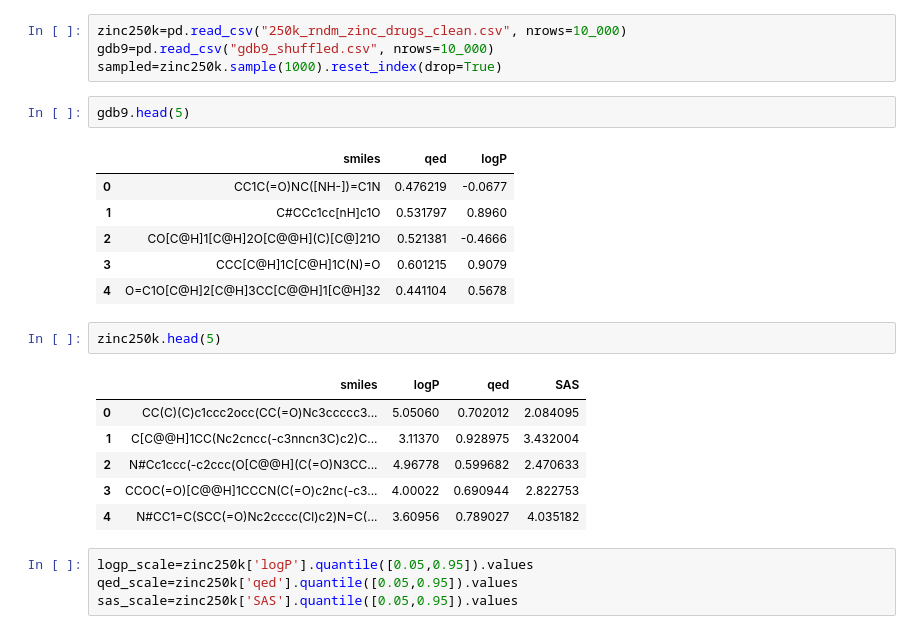
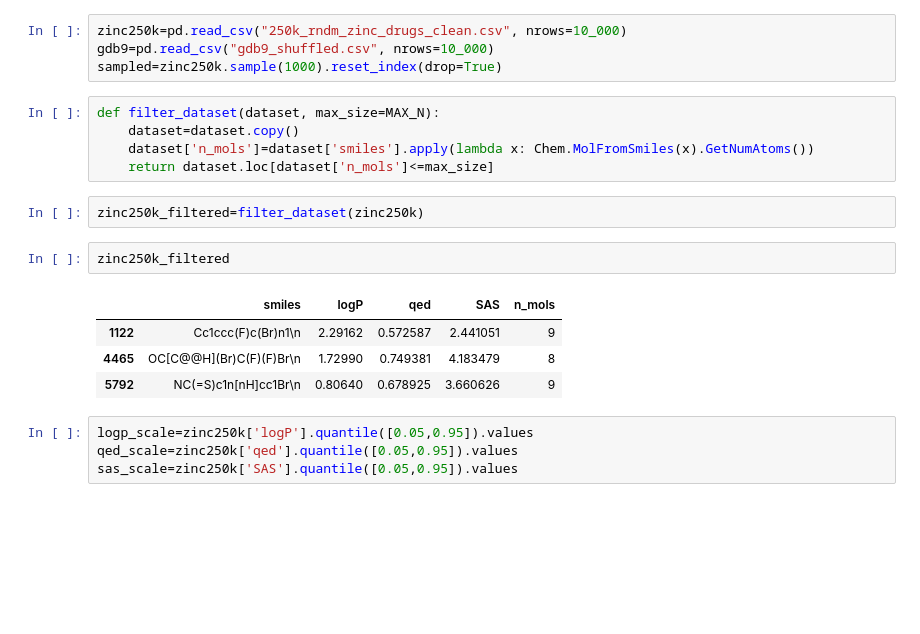
Before and after one commit to UmarZein/MolGAN_Impl, a Jupyter notebook: main.ipynb, the cells around one changed output. Saved outputs shown, nothing was run; the diff lists cells and outputs as text; blank space fills up the shorter version.

Commit message:
added filter_dataset for size filtering

```diff
--- a/main.ipynb
+++ b/main.ipynb
@@ -28,24 +28,20 @@ from molecularmetrics import MolecularMetrics
 zinc250k=pd.read_csv("250k_rndm_zinc_drugs_clean.csv", nrows=10_000)
 gdb9=pd.read_csv("gdb9_shuffled.csv", nrows=10_000)
 sampled=zinc250k.sample(1000).reset_index(drop=True)
+# %%
+def filter_dataset(dataset, max_size=MAX_N):
+    dataset=dataset.copy()
+    dataset['n_mols']=dataset['smiles'].apply(lambda x: Chem.MolFromSmiles(x).GetNumAtoms())
+    return dataset.loc[dataset['n_mols']<=max_size]
 # %%
-gdb9.head(5)
+zinc250k_filtered=filter_dataset(zinc250k)
-# %% [output]
-|  | smiles | qed | logP |
-| 0 | CC1C(=O)NC([NH-])=C1N | 0.476219 | -0.0677 |
-| 1 | C#CCc1cc[nH]c1O | 0.531797 | 0.8960 |
-| 2 | CO[C@H]1[C@H]2O[C@@H](C)[C@]21O | 0.521381 | -0.4666 |
-| 3 | CCC[C@H]1C[C@H]1C(N)=O | 0.601215 | 0.9079 |
-| 4 | O=C1O[C@H]2[C@H]3CC[C@@H]1[C@H]32 | 0.441104 | 0.5678 |
 # %%
-zinc250k.head(5)
+zinc250k_filtered
 # %% [output]
-|  | smiles | logP | qed | SAS |
-| 0 | CC(C)(C)c1ccc2occ(CC(=O)Nc3ccccc3... | 5.05060 | 0.702012 | 2.084095 |
-| 1 | C[C@@H]1CC(Nc2cncc(-c3nncn3C)c2)C... | 3.11370 | 0.928975 | 3.432004 |
-| 2 | N#Cc1ccc(-c2ccc(O[C@@H](C(=O)N3CC... | 4.96778 | 0.599682 | 2.470633 |
-| 3 | CCOC(=O)[C@@H]1CCCN(C(=O)c2nc(-c3... | 4.00022 | 0.690944 | 2.822753 |
-| 4 | N#CC1=C(SCC(=O)Nc2cccc(Cl)c2)N=C(... | 3.60956 | 0.789027 | 4.035182 |
+|  | smiles | logP | qed | SAS | n_mols |
+| 1122 | Cc1ccc(F)c(Br)n1\n | 2.29162 | 0.572587 | 2.441051 | 9 |
+| 4465 | OC[C@@H](Br)C(F)(F)Br\n | 1.72990 | 0.749381 | 4.183479 | 8 |
+| 5792 | NC(=S)c1n[nH]cc1Br\n | 0.80640 | 0.678925 | 3.660626 | 9 |
 # %%
 logp_scale=zinc250k['logP'].quantile([0.05,0.95]).values
 qed_scale=zinc250k['qed'].quantile([0.05,0.95]).values
```
